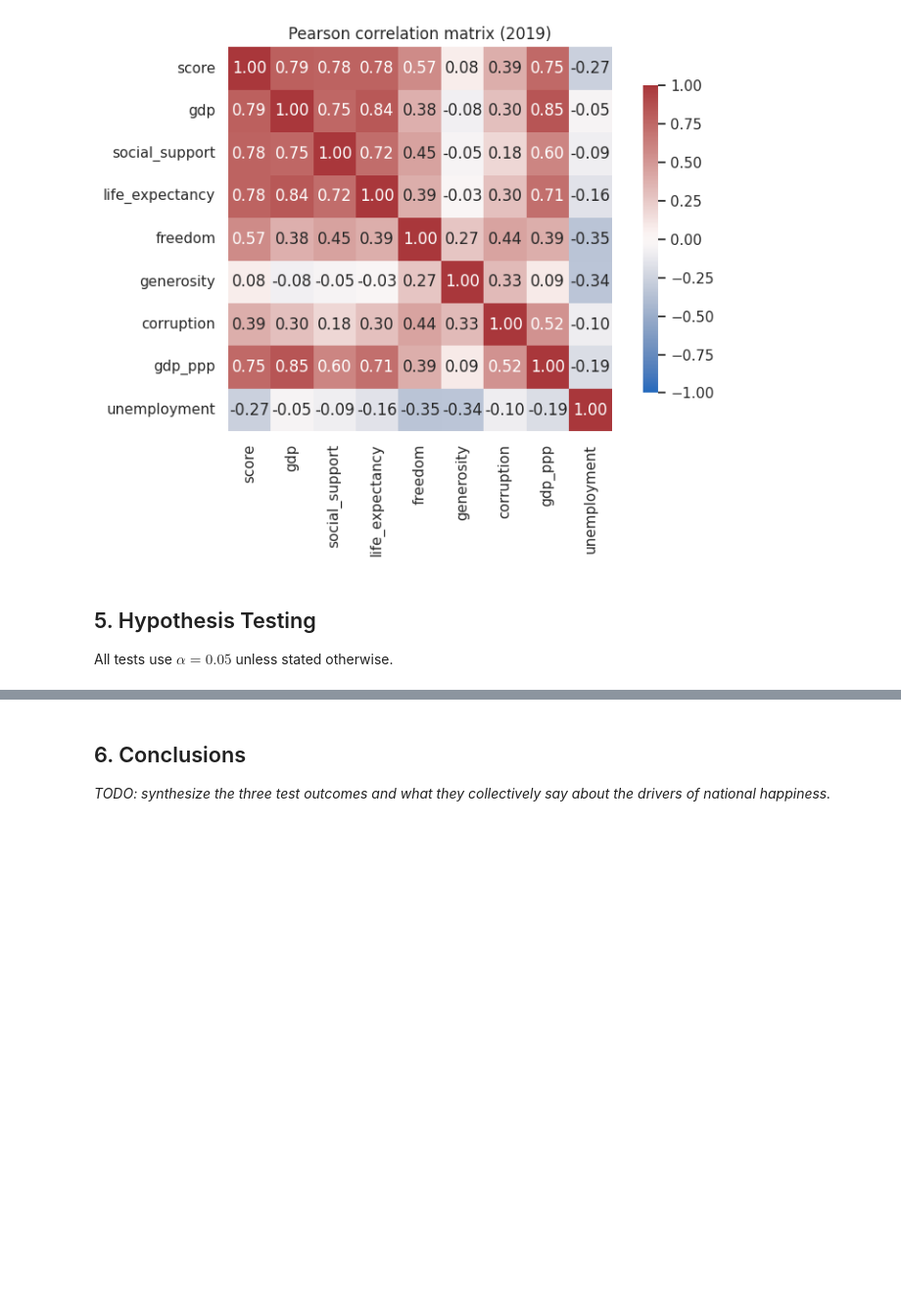
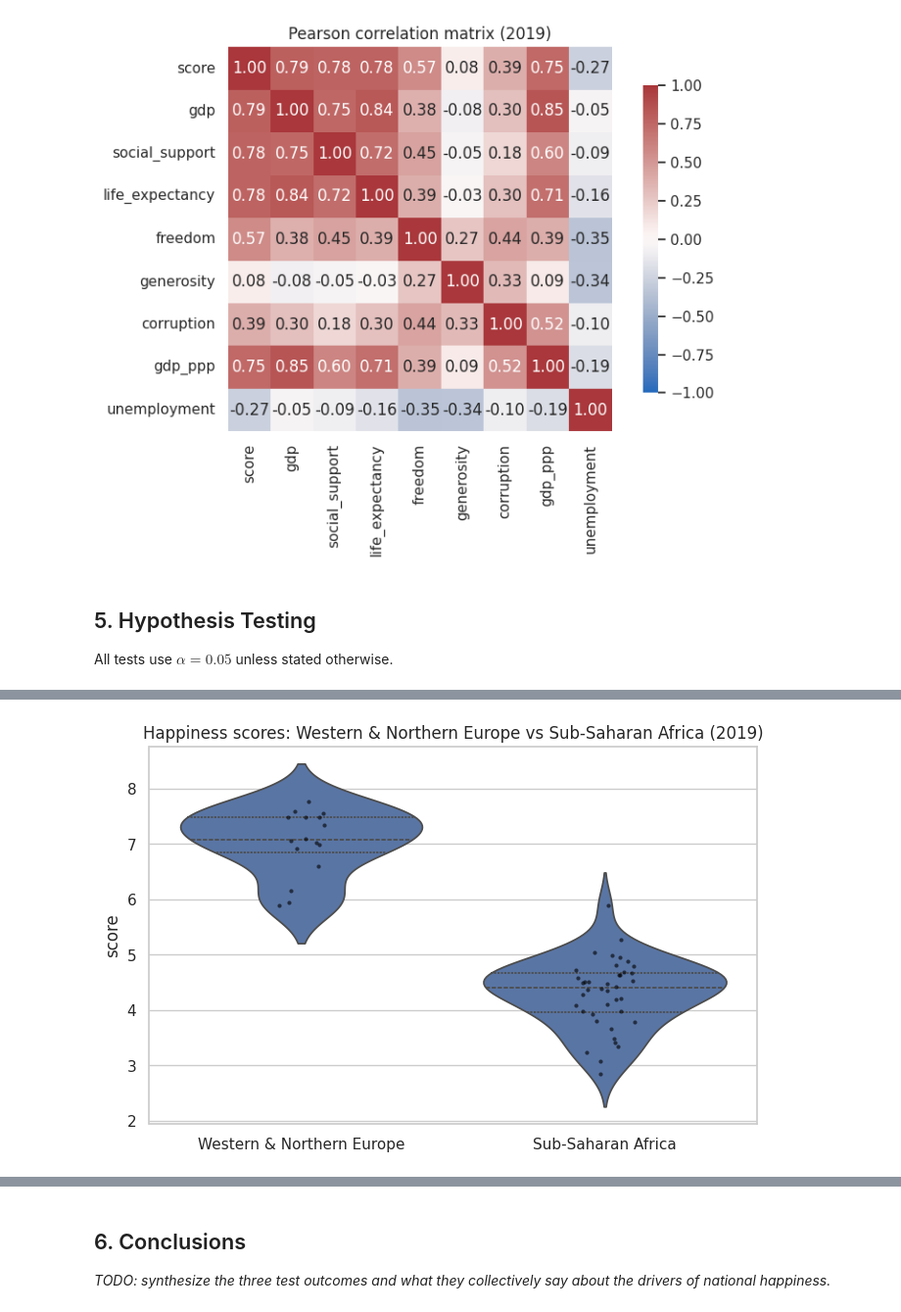
Before and after one commit to lizzardbald/happiness-report-research, a Jupyter notebook: Main.ipynb, the cells around one changed output, grey strips where cells are left out. Shown at 98% size. Saved outputs shown, nothing was run; the diff lists cells and outputs as text; code cells hidden in the pictures; blank space fills up the shorter version.

```diff
--- a/Main.ipynb
+++ b/Main.ipynb
@@ -319,4 +324,17 @@ _TODO: rationale, assumption checks (normality / variance)._
 # %%
-# group_we = df.query("region == 'Europe' and subregion == 'Western Europe' and year == 2019")['score']
-# group_ssa = df.query("region == 'Africa' and subregion == 'Sub-Saharan Africa' and year == 2019")['score']
-# stats.ttest_ind(group_we, group_ssa, equal_var=False)
+d19 = df.query('year == 2019')
+we_mask = d19['subregion'].isin(['Western Europe', 'Northern Europe'])
+ssa_mask = (d19['region'] == 'Africa') & (d19['subregion'] != 'Northern Africa')
+
+group_we = d19.loc[we_mask, 'score']
+group_ssa = d19.loc[ssa_mask, 'score']
+
+print(f'Western & Northern Europe: n={len(group_we)}, mean={group_we.mean():.3f}, sd={group_we.std(ddof=1):.3f}')
+print(f'Sub-Saharan Africa:        n={len(group_ssa)}, mean={group_ssa.mean():.3f}, sd={group_ssa.std(ddof=1):.3f}')
+print()
+print(f"Shapiro-Wilk WE  p={stats.shapiro(group_we).pvalue:.4f}  (H0: normal)")
+print(f"Shapiro-Wilk SSA p={stats.shapiro(group_ssa).pvalue:.4f}  (H0: normal)")
+print(f"Levene           p={stats.levene(group_we, group_ssa).pvalue:.4f}  (H0: equal variances)")
+print()
+t_stat, p_val = stats.ttest_ind(group_we, group_ssa, equal_var=False)
+print(f"Welch's t-test:  t = {t_stat:.4f},  p = {p_val:.3e}")
@@ -323,3 +350,16 @@ _TODO: rationale, assumption checks (normality / variance)._
 # %%
-# distributions.violin_score_by_region(df.query("subregion in ['Western Europe', 'Sub-Saharan Africa']"), year=2019)
+h1_subset = d19[we_mask | ssa_mask].copy()
+h1_subset['group'] = h1_subset.apply(
+    lambda r: 'Western & Northern Europe' if r['subregion'] in ('Western Europe', 'Northern Europe')
+              else 'Sub-Saharan Africa',
+    axis=1,
+)
+fig, ax = plt.subplots(figsize=(8, 5))
+sns.violinplot(data=h1_subset, x='group', y='score', inner='quartile', ax=ax)
+sns.stripplot(data=h1_subset, x='group', y='score', color='black', size=3, alpha=0.6, ax=ax)
+ax.set_title("Happiness scores: Western & Northern Europe vs Sub-Saharan Africa (2019)")
+ax.set_xlabel('')
+plt.show()
+# %% [output]
+[figure, added]
 # %% [markdown]
```
Also changed, not shown: parts of 11 cells of this notebook.
